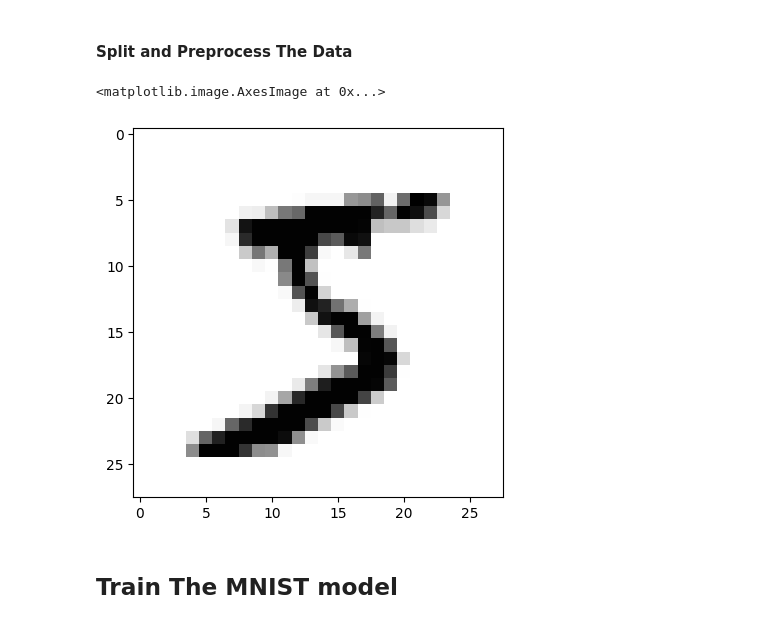
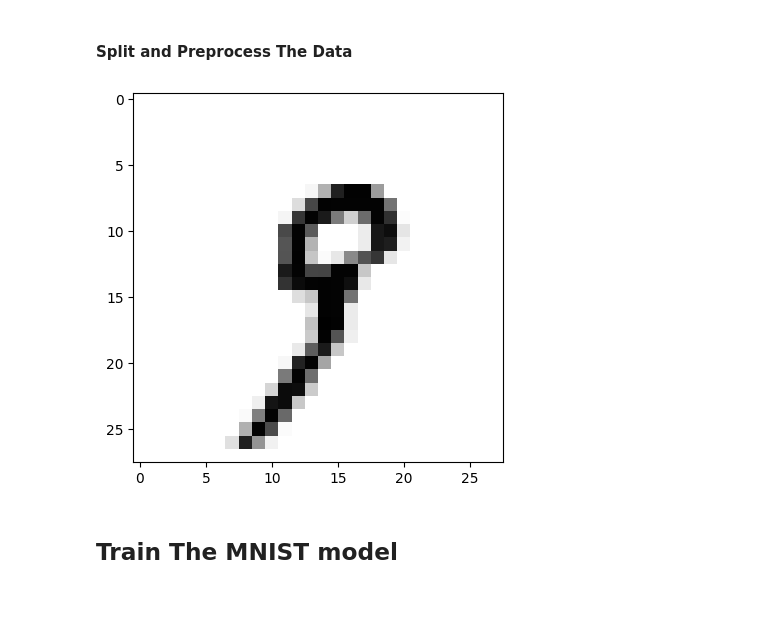
Before and after one commit to NoaVelner/Differential_Private_Neural_Network, a Jupyter notebook: graphs_and_conculsions.ipynb, the cells around one changed output. Drawn from its saved outputs; the diff is of its cells as text; code cells hidden in the pictures.

```diff
--- a/graphs_and_conculsions.ipynb
+++ b/graphs_and_conculsions.ipynb
@@ -16,15 +16,14 @@ output_shape = 10
 x_test = x_test.reshape((x_test.shape[0], -1))
 y_test = to_categorical(y_test, num_classes=output_shape)
 # %%
-#display the first image of the train set to verify it's all set
-first_image = x_train[0]
+for i in range (20): #display the first image of the train set to verify it's all set
+    first_image = x_train[i]
 
-# Reshaping the image to its original dimensions
-first_image = first_image.reshape((28, 28))
-plt.imshow(first_image, cmap='Greys', interpolation='None')
+    # Reshaping the image to its original dimensions
+    first_image = first_image.reshape((28, 28))
+    plt.imshow(first_image, cmap='Greys', interpolation='None')
 # %% [output]
-<matplotlib.image.AxesImage at 0x...>
-[figure, old version]
+[figure, new version]
 # %% [markdown]
 ## Train The MNIST model
 # %%
```
Also changed, not shown: parts of 1 cell of this notebook.
